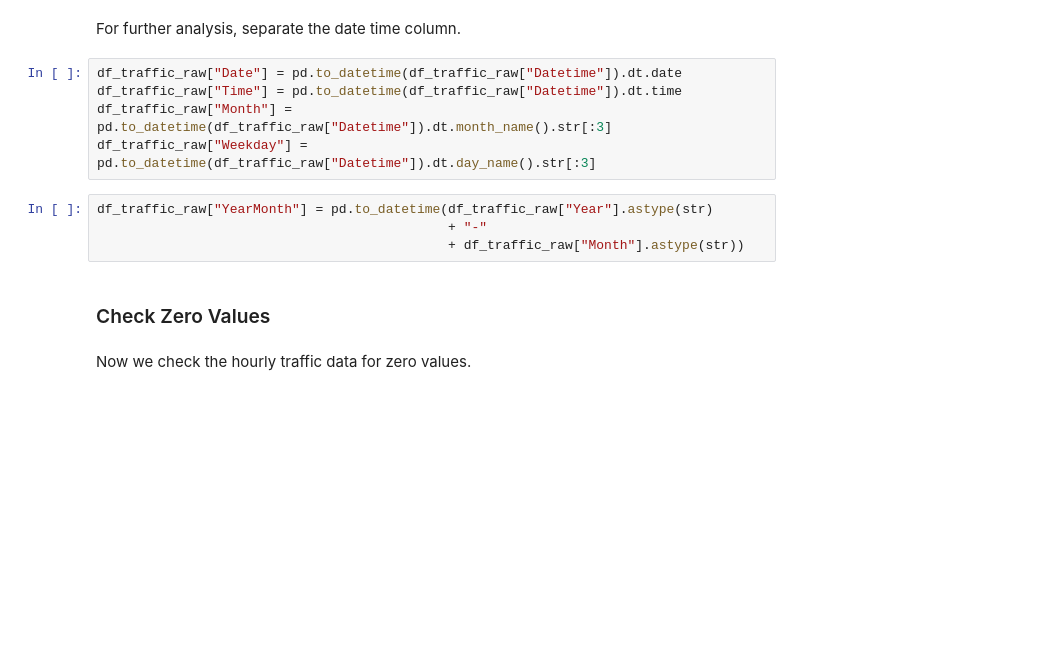
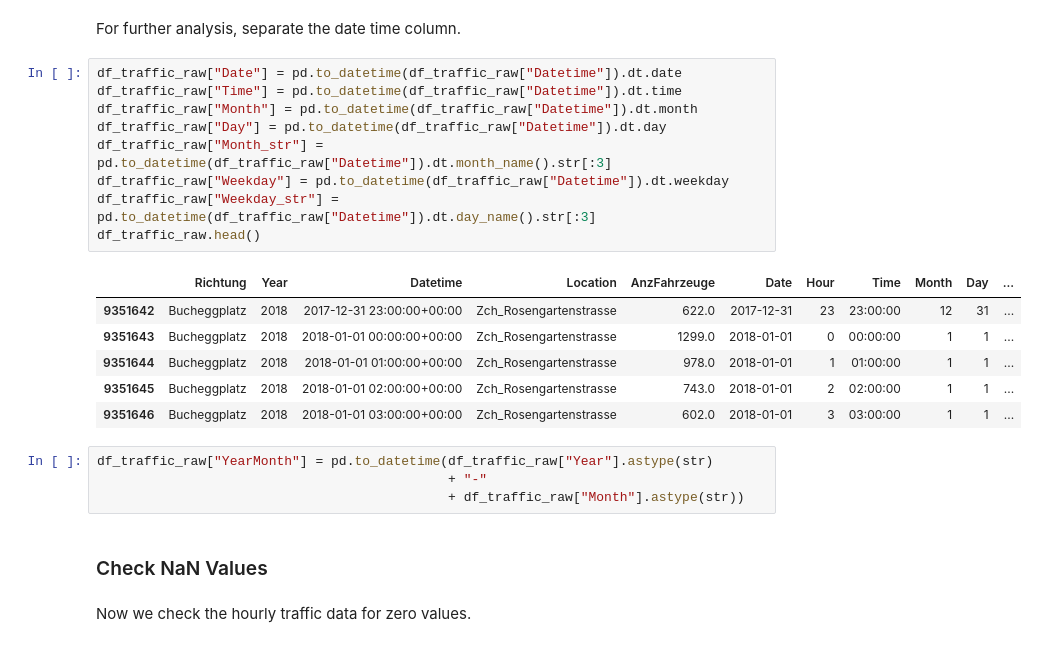
Before and after one commit to JitkaRantanen/AS2025_CO2-GroupProject, a Jupyter notebook: preprocessing_hourly.ipynb, the cells around one changed output. Drawn from its saved outputs; the diff is of its cells as text; blank space fills up the shorter version.

```diff
--- a/preprocessing_hourly.ipynb
+++ b/preprocessing_hourly.ipynb
@@ -85,14 +85,25 @@ For further analysis, separate the date time column.
 # %%
 df_traffic_raw["Date"] = pd.to_datetime(df_traffic_raw["Datetime"]).dt.date
 df_traffic_raw["Time"] = pd.to_datetime(df_traffic_raw["Datetime"]).dt.time
-df_traffic_raw["Month"] = pd.to_datetime(df_traffic_raw["Datetime"]).dt.month_name().str[:3]
-df_traffic_raw["Weekday"] = pd.to_datetime(df_traffic_raw["Datetime"]).dt.day_name().str[:3]
+df_traffic_raw["Month"] = pd.to_datetime(df_traffic_raw["Datetime"]).dt.month
+df_traffic_raw["Day"] = pd.to_datetime(df_traffic_raw["Datetime"]).dt.day
+df_traffic_raw["Month_str"] = pd.to_datetime(df_traffic_raw["Datetime"]).dt.month_name().str[:3]
+df_traffic_raw["Weekday"] = pd.to_datetime(df_traffic_raw["Datetime"]).dt.weekday
+df_traffic_raw["Weekday_str"] = pd.to_datetime(df_traffic_raw["Datetime"]).dt.day_name().str[:3]
+df_traffic_raw.head()
+# %% [output]
+|  | Richtung | Year | Datetime | Location | AnzFahrzeuge | Date | Hour | Time | Month | Day | ... |
+| 9351642 | Bucheggplatz | 2018 | 2017-12-31 23:00:00+00:00 | Zch_Rosengartenstrasse | 622.0 | 2017-12-31 | 23 | 23:00:00 | 12 | 31 | ... |
+| 9351643 | Bucheggplatz | 2018 | 2018-01-01 00:00:00+00:00 | Zch_Rosengartenstrasse | 1299.0 | 2018-01-01 | 0 | 00:00:00 | 1 | 1 | ... |
+| 9351644 | Bucheggplatz | 2018 | 2018-01-01 01:00:00+00:00 | Zch_Rosengartenstrasse | 978.0 | 2018-01-01 | 1 | 01:00:00 | 1 | 1 | ... |
+| 9351645 | Bucheggplatz | 2018 | 2018-01-01 02:00:00+00:00 | Zch_Rosengartenstrasse | 743.0 | 2018-01-01 | 2 | 02:00:00 | 1 | 1 | ... |
+| 9351646 | Bucheggplatz | 2018 | 2018-01-01 03:00:00+00:00 | Zch_Rosengartenstrasse | 602.0 | 2018-01-01 | 3 | 03:00:00 | 1 | 1 | ... |
 # %%
 df_traffic_raw["YearMonth"] = pd.to_datetime(df_traffic_raw["Year"].astype(str)
                                              + "-"
                                              + df_traffic_raw["Month"].astype(str))
 # %% [markdown]
-### Check Zero Values
+### Check NaN Values
 # %% [markdown]
 Now we check the hourly traffic data for zero values.
 # %%
```
Also changed, not shown: parts of 11 cells of this notebook.
